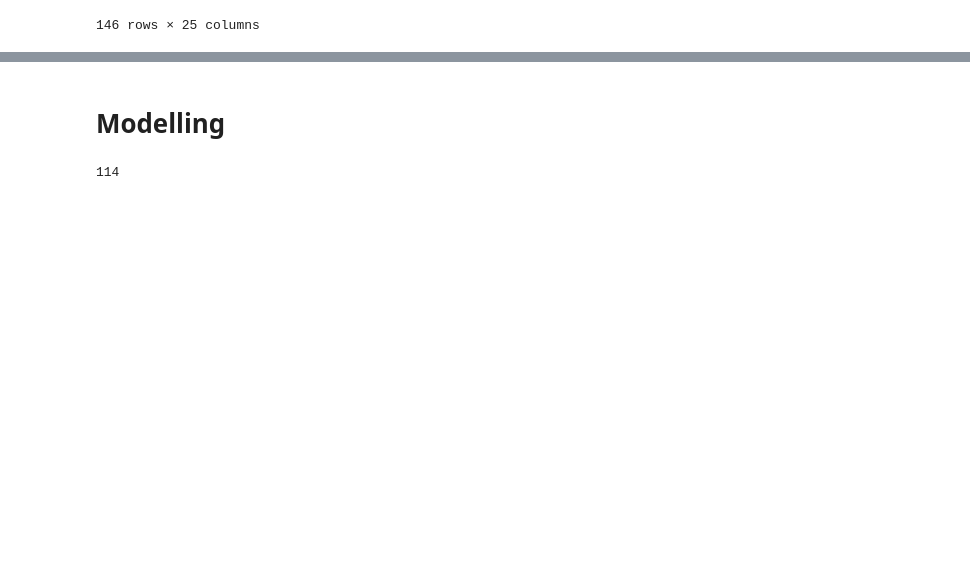
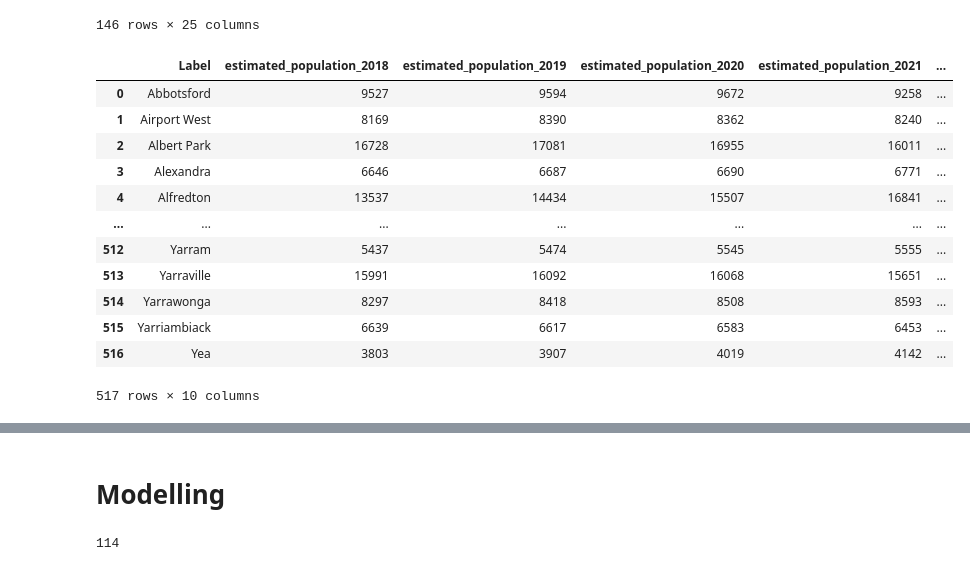
Before and after one commit to MAST30034-AppliedDataScience/project-2-group-real-estate-hexosergeantchelelebratebonitz, a Jupyter notebook: notebooks/Michele/modelling_timeseries.ipynb, the cells around one changed output, grey strips where cells are left out. Saved outputs shown, nothing was run; the diff lists cells and outputs as text; code cells hidden in the pictures; blank space fills up the shorter version.

```diff
--- a/notebooks/Michele/modelling_timeseries.ipynb
+++ b/notebooks/Michele/modelling_timeseries.ipynb
@@ -76,3 +76,19 @@ df_new
 # %%
 df_population = pd.read_csv('../../data/curated/population_by_sa2.csv')
 df_income = pd.read_csv('../../data/curated/income_by_sa2.csv')
+# %%
+df_population
+# %% [output]
+|  | Label | estimated_population_2018 | estimated_population_2019 | estimated_population_2020 | estimated_population_2021 | ... |
+| 0 | Abbotsford | 9527 | 9594 | 9672 | 9258 | ... |
+| 1 | Airport West | 8169 | 8390 | 8362 | 8240 | ... |
+| 2 | Albert Park | 16728 | 17081 | 16955 | 16011 | ... |
+| 3 | Alexandra | 6646 | 6687 | 6690 | 6771 | ... |
+| 4 | Alfredton | 13537 | 14434 | 15507 | 16841 | ... |
+| ... | ... | ... | ... | ... | ... | ... |
+| 512 | Yarram | 5437 | 5474 | 5545 | 5555 | ... |
+| 513 | Yarraville | 15991 | 16092 | 16068 | 15651 | ... |
+| 514 | Yarrawonga | 8297 | 8418 | 8508 | 8593 | ... |
+| 515 | Yarriambiack | 6639 | 6617 | 6583 | 6453 | ... |
+| 516 | Yea | 3803 | 3907 | 4019 | 4142 | ... |
+517 rows × 10 columns
```
Also changed, not shown: parts of 12 cells of this notebook.
